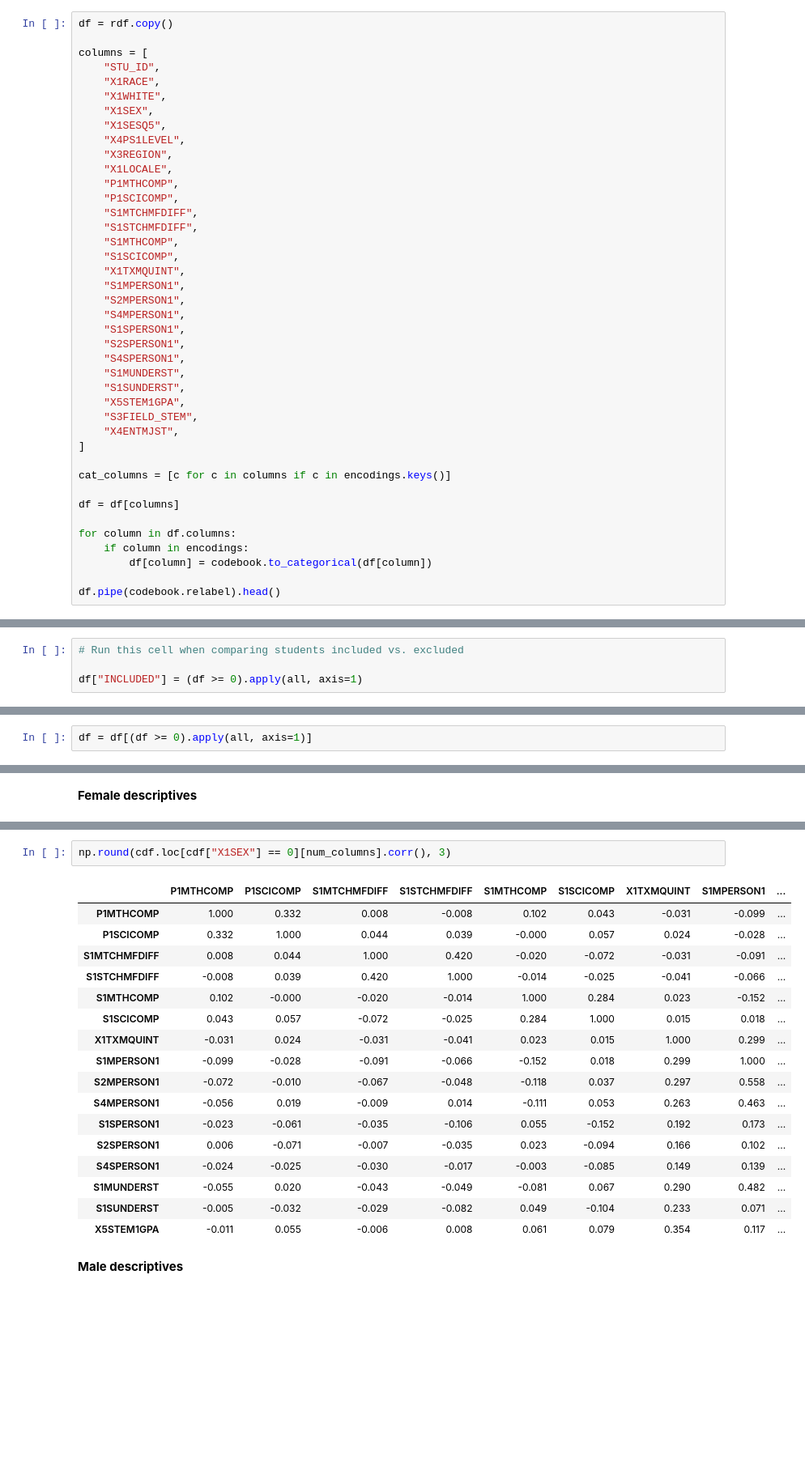
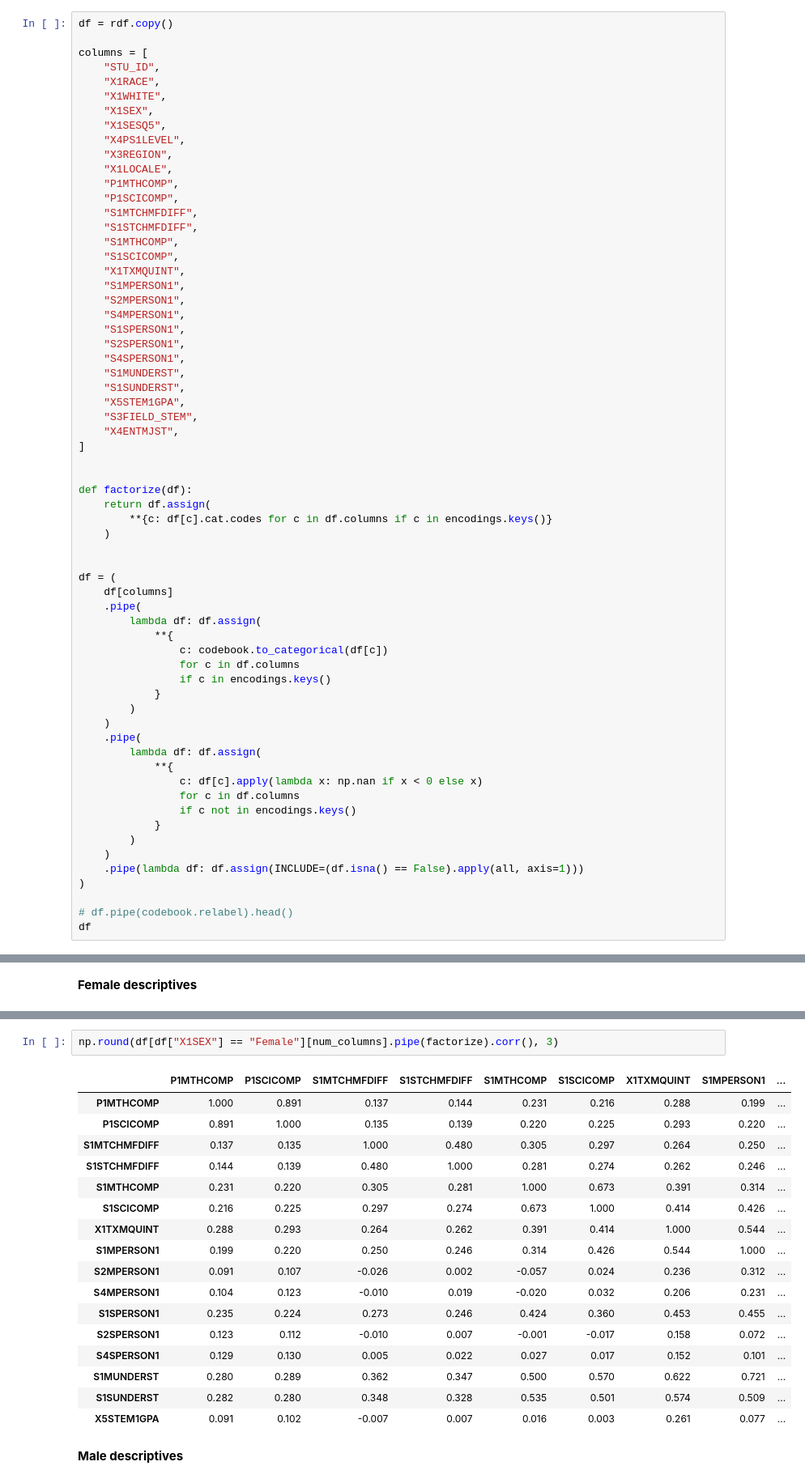
Before and after one commit to niwako/hsls, a Jupyter notebook: niwako_for_proposal.ipynb, the cells around one changed output, grey strips where cells are left out. Shown at 81% size. Cells and saved outputs as stored; diff of their text form; blank space fills up the shorter version.

```diff
--- a/niwako_for_proposal.ipynb
+++ b/niwako_for_proposal.ipynb
@@ -57,13 +57,36 @@ columns = [
     "X4ENTMJST",
 ]
 
-cat_columns = [c for c in columns if c in encodings.keys()]
 
-df = df[columns]
+def factorize(df):
+    return df.assign(
+        **{c: df[c].cat.codes for c in df.columns if c in encodings.keys()}
+    )
 
-for column in df.columns:
-    if column in encodings:
-        df[column] = codebook.to_categorical(df[column])
 
-df.pipe(codebook.relabel).head()
+df = (
+    df[columns]
+    .pipe(
+        lambda df: df.assign(
+            **{
+                c: codebook.to_categorical(df[c])
+                for c in df.columns
+                if c in encodings.keys()
+            }
+        )
+    )
+    .pipe(
+        lambda df: df.assign(
+            **{
+                c: df[c].apply(lambda x: np.nan if x < 0 else x)
+                for c in df.columns
+                if c not in encodings.keys()
+            }
+        )
+    )
+    .pipe(lambda df: df.assign(INCLUDE=(df.isna() == False).apply(all, axis=1)))
+)
+
+# df.pipe(codebook.relabel).head()
+df
 # %% [output]
@@ -144,4 +158,0 @@ Name: X5STEM1GPA, Length: 23503, dtype: float64
-# %%
-# Run this cell when comparing students included vs. excluded
-
-df["INCLUDED"] = (df >= 0).apply(all, axis=1)
@@ -289,2 +226,0 @@ Name: X1SEX, dtype: int64
-# %%
-df = df[(df >= 0).apply(all, axis=1)]
@@ -424,24 +277,24 @@ cdf.loc[cdf["X1SEX"] == 0][num_columns].describe()
 | max | 4.000000 | 4.000000 | 3.000000 | 3.000000 | 4.000000 | 4.000000 | 4.000000 | 3.000000 | ... |
 # %%
-np.round(cdf.loc[cdf["X1SEX"] == 0][num_columns].corr(), 3)
+np.round(df[df["X1SEX"] == "Female"][num_columns].pipe(factorize).corr(), 3)
 # %% [output]
 |  | P1MTHCOMP | P1SCICOMP | S1MTCHMFDIFF | S1STCHMFDIFF | S1MTHCOMP | S1SCICOMP | X1TXMQUINT | S1MPERSON1 | ... |
-| P1MTHCOMP | 1.000 | 0.332 | 0.008 | -0.008 | 0.102 | 0.043 | -0.031 | -0.099 | ... |
-| P1SCICOMP | 0.332 | 1.000 | 0.044 | 0.039 | -0.000 | 0.057 | 0.024 | -0.028 | ... |
-| S1MTCHMFDIFF | 0.008 | 0.044 | 1.000 | 0.420 | -0.020 | -0.072 | -0.031 | -0.091 | ... |
-| S1STCHMFDIFF | -0.008 | 0.039 | 0.420 | 1.000 | -0.014 | -0.025 | -0.041 | -0.066 | ... |
-| S1MTHCOMP | 0.102 | -0.000 | -0.020 | -0.014 | 1.000 | 0.284 | 0.023 | -0.152 | ... |
-| S1SCICOMP | 0.043 | 0.057 | -0.072 | -0.025 | 0.284 | 1.000 | 0.015 | 0.018 | ... |
-| X1TXMQUINT | -0.031 | 0.024 | -0.031 | -0.041 | 0.023 | 0.015 | 1.000 | 0.299 | ... |
-| S1MPERSON1 | -0.099 | -0.028 | -0.091 | -0.066 | -0.152 | 0.018 | 0.299 | 1.000 | ... |
-| S2MPERSON1 | -0.072 | -0.010 | -0.067 | -0.048 | -0.118 | 0.037 | 0.297 | 0.558 | ... |
-| S4MPERSON1 | -0.056 | 0.019 | -0.009 | 0.014 | -0.111 | 0.053 | 0.263 | 0.463 | ... |
-| S1SPERSON1 | -0.023 | -0.061 | -0.035 | -0.106 | 0.055 | -0.152 | 0.192 | 0.173 | ... |
-| S2SPERSON1 | 0.006 | -0.071 | -0.007 | -0.035 | 0.023 | -0.094 | 0.166 | 0.102 | ... |
-| S4SPERSON1 | -0.024 | -0.025 | -0.030 | -0.017 | -0.003 | -0.085 | 0.149 | 0.139 | ... |
-| S1MUNDERST | -0.055 | 0.020 | -0.043 | -0.049 | -0.081 | 0.067 | 0.290 | 0.482 | ... |
-| S1SUNDERST | -0.005 | -0.032 | -0.029 | -0.082 | 0.049 | -0.104 | 0.233 | 0.071 | ... |
-| X5STEM1GPA | -0.011 | 0.055 | -0.006 | 0.008 | 0.061 | 0.079 | 0.354 | 0.117 | ... |
+| P1MTHCOMP | 1.000 | 0.891 | 0.137 | 0.144 | 0.231 | 0.216 | 0.288 | 0.199 | ... |
+| P1SCICOMP | 0.891 | 1.000 | 0.135 | 0.139 | 0.220 | 0.225 | 0.293 | 0.220 | ... |
+| S1MTCHMFDIFF | 0.137 | 0.135 | 1.000 | 0.480 | 0.305 | 0.297 | 0.264 | 0.250 | ... |
+| S1STCHMFDIFF | 0.144 | 0.139 | 0.480 | 1.000 | 0.281 | 0.274 | 0.262 | 0.246 | ... |
+| S1MTHCOMP | 0.231 | 0.220 | 0.305 | 0.281 | 1.000 | 0.673 | 0.391 | 0.314 | ... |
+| S1SCICOMP | 0.216 | 0.225 | 0.297 | 0.274 | 0.673 | 1.000 | 0.414 | 0.426 | ... |
+| X1TXMQUINT | 0.288 | 0.293 | 0.264 | 0.262 | 0.391 | 0.414 | 1.000 | 0.544 | ... |
+| S1MPERSON1 | 0.199 | 0.220 | 0.250 | 0.246 | 0.314 | 0.426 | 0.544 | 1.000 | ... |
+| S2MPERSON1 | 0.091 | 0.107 | -0.026 | 0.002 | -0.057 | 0.024 | 0.236 | 0.312 | ... |
+| S4MPERSON1 | 0.104 | 0.123 | -0.010 | 0.019 | -0.020 | 0.032 | 0.206 | 0.231 | ... |
+| S1SPERSON1 | 0.235 | 0.224 | 0.273 | 0.246 | 0.424 | 0.360 | 0.453 | 0.455 | ... |
+| S2SPERSON1 | 0.123 | 0.112 | -0.010 | 0.007 | -0.001 | -0.017 | 0.158 | 0.072 | ... |
+| S4SPERSON1 | 0.129 | 0.130 | 0.005 | 0.022 | 0.027 | 0.017 | 0.152 | 0.101 | ... |
+| S1MUNDERST | 0.280 | 0.289 | 0.362 | 0.347 | 0.500 | 0.570 | 0.622 | 0.721 | ... |
+| S1SUNDERST | 0.282 | 0.280 | 0.348 | 0.328 | 0.535 | 0.501 | 0.574 | 0.509 | ... |
+| X5STEM1GPA | 0.091 | 0.102 | -0.007 | 0.007 | 0.016 | 0.003 | 0.261 | 0.077 | ... |
 # %% [markdown]
 **Male descriptives**
 # %%
```
Also changed, not shown: parts of 60 cells of this notebook.
